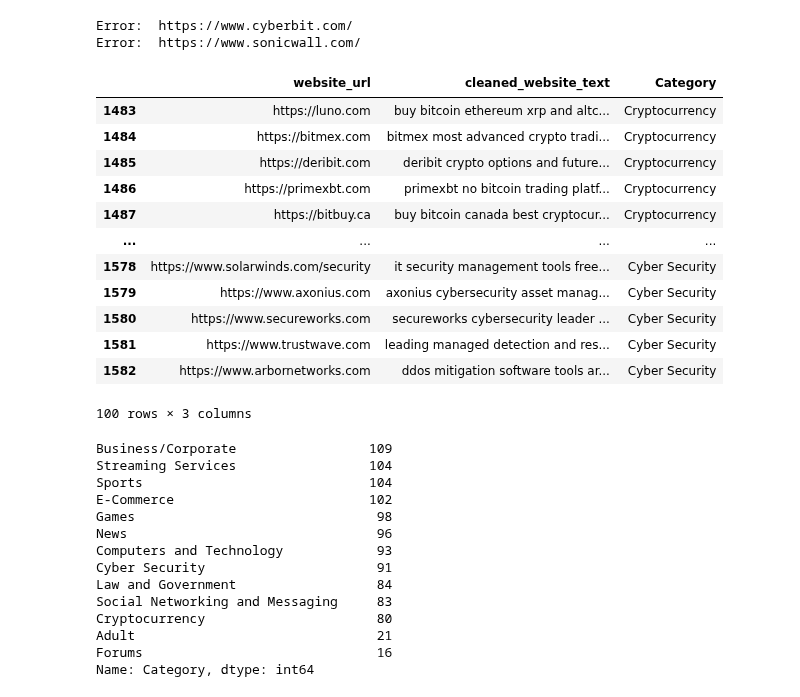
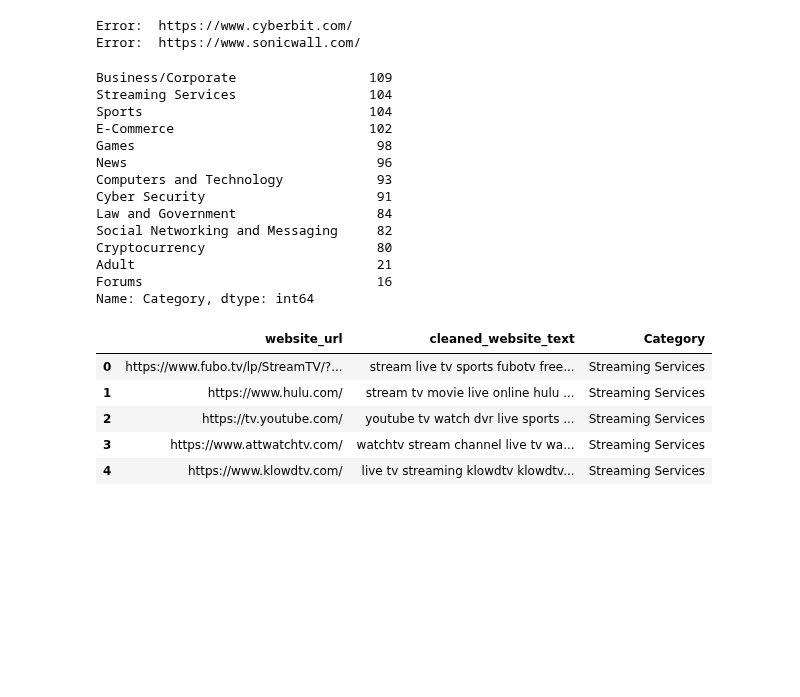
Before and after one commit to Shreyas-hacker/Webpages, a Jupyter notebook: scraping/generate_data.ipynb, the cells around one changed output. Saved outputs shown, nothing was run; the diff lists cells and outputs as text; code cells hidden in the pictures; blank space fills up the shorter version.

```diff
--- a/scraping/generate_data.ipynb
+++ b/scraping/generate_data.ipynb
@@ -113,24 +113,6 @@ for website in websites:
 # %% [output]
 Error:  https://www.cyberbit.com/
 Error:  https://www.sonicwall.com/
-# %%
-df.tail(100)
-# %% [output]
-|  | website_url | cleaned_website_text | Category |
-| 1483 | https://luno.com | buy bitcoin ethereum xrp and altc... | Cryptocurrency |
-| 1484 | https://bitmex.com | bitmex most advanced crypto tradi... | Cryptocurrency |
-| 1485 | https://deribit.com | deribit crypto options and future... | Cryptocurrency |
-| 1486 | https://primexbt.com | primexbt no bitcoin trading platf... | Cryptocurrency |
-| 1487 | https://bitbuy.ca | buy bitcoin canada best cryptocur... | Cryptocurrency |
-| ... | ... | ... | ... |
-| 1578 | https://www.solarwinds.com/security | it security management tools free... | Cyber Security |
-| 1579 | https://www.axonius.com | axonius cybersecurity asset manag... | Cyber Security |
-| 1580 | https://www.secureworks.com | secureworks cybersecurity leader ... | Cyber Security |
-| 1581 | https://www.trustwave.com | leading managed detection and res... | Cyber Security |
-| 1582 | https://www.arbornetworks.com | ddos mitigation software tools ar... | Cyber Security |
-100 rows × 3 columns
-# %%
-df.drop(df[(df['Category']=='Education') | (df['Category']=='Food') | (df['Category']=='Health and Fitness') | (df['Category']=='Photography') | (df['Category'] == 'Travel')].index, inplace = True)
 # %%
 df['Category'].value_counts()
 # %% [output]
@@ -143,12 +125,22 @@ News                                96
 Computers and Technology            93
 Cyber Security                      91
 Law and Government                  84
-Social Networking and Messaging     83
+Social Networking and Messaging     82
 Cryptocurrency                      80
 Adult                               21
 Forums                              16
 Name: Category, dtype: int64
 # %%
-df.drop(371, inplace = True)
+df.drop([0,1], inplace = True)
+# %%
+df.reset_index(drop=True,inplace=True)
+df.head()
+# %% [output]
+|  | website_url | cleaned_website_text | Category |
+| 0 | https://www.fubo.tv/lp/StreamTV/?... | stream live tv sports fubotv free... | Streaming Services |
+| 1 | https://www.hulu.com/ | stream tv movie live online hulu ... | Streaming Services |
+| 2 | https://tv.youtube.com/ | youtube tv watch dvr live sports ... | Streaming Services |
+| 3 | https://www.attwatchtv.com/ | watchtv stream channel live tv wa... | Streaming Services |
+| 4 | https://www.klowdtv.com/ | live tv streaming klowdtv klowdtv... | Streaming Services |
 # %%
 df.to_csv('website_classification.csv',index=False)
```
Also changed, not shown: parts of 1 cell of this notebook, 2 other files.
